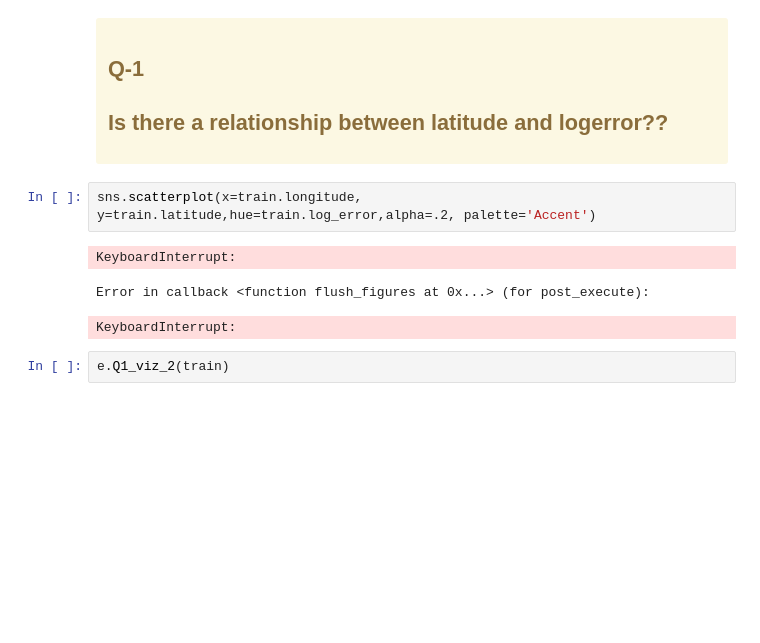
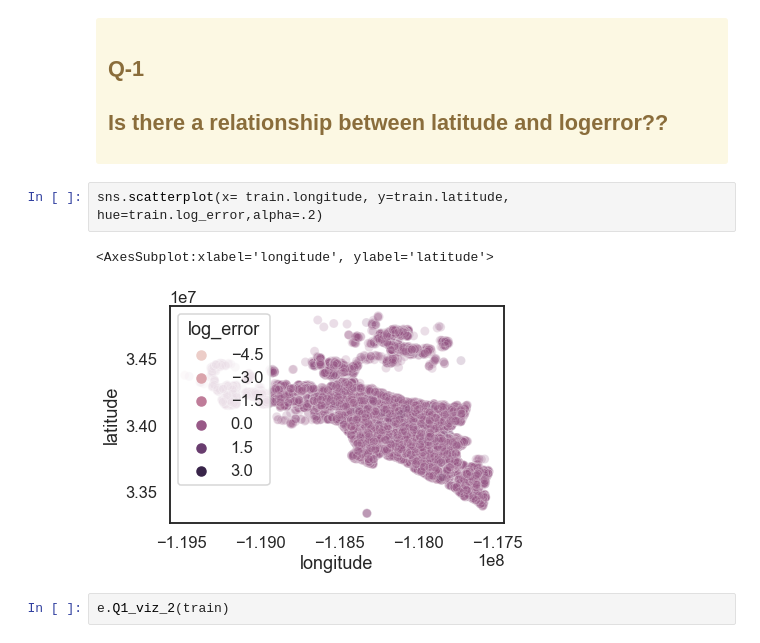
Before and after one commit to Codeup-Justin-Evans-Yvette-Ibarra/project_zillow_team, a Jupyter notebook: Final_Report_Zillow_Team_Project.ipynb, the cells around one changed output. Saved outputs shown, nothing was run; the diff lists cells and outputs as text; blank space fills up the shorter version.

```diff
--- a/Final_Report_Zillow_Team_Project.ipynb
+++ b/Final_Report_Zillow_Team_Project.ipynb
@@ -266,12 +266,11 @@
 
  ## Q-1
 ## Is there a relationship between latitude and logerror??
-# %%
-sns.scatterplot(x=train.longitude, y=train.latitude,hue=train.log_error,alpha=.2, palette='Accent')
-# %% [output]
-KeyboardInterrupt:
-Error in callback <function flush_figures at 0x...> (for post_execute):
-KeyboardInterrupt:
+# %%
+sns.scatterplot(x= train.longitude, y=train.latitude, hue=train.log_error,alpha=.2)
+# %% [output]
+<AxesSubplot:xlabel='longitude', ylabel='latitude'>
+[figure, added]
 # %%
 e.Q1_viz_2(train)
 # %% [output]
```
Also changed, not shown: parts of 22 cells of this notebook.
